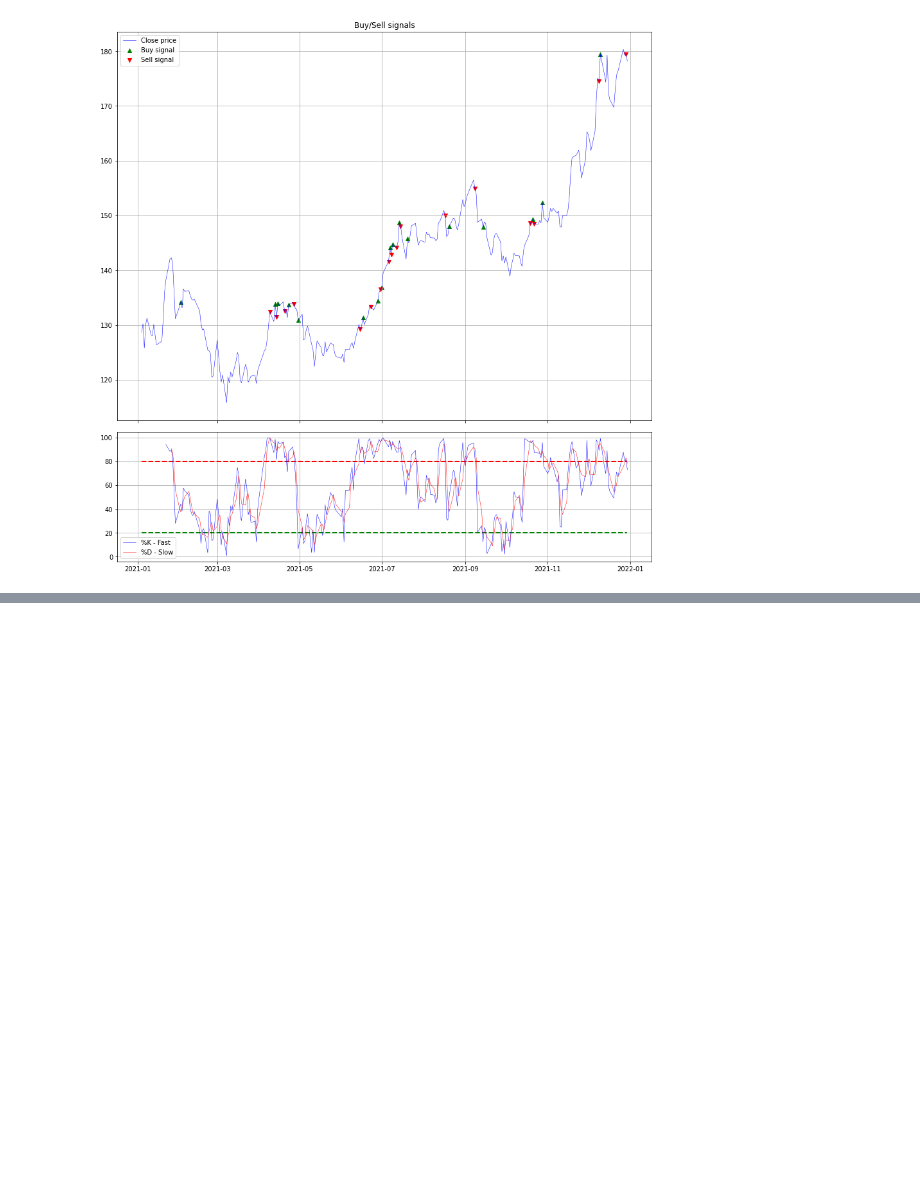
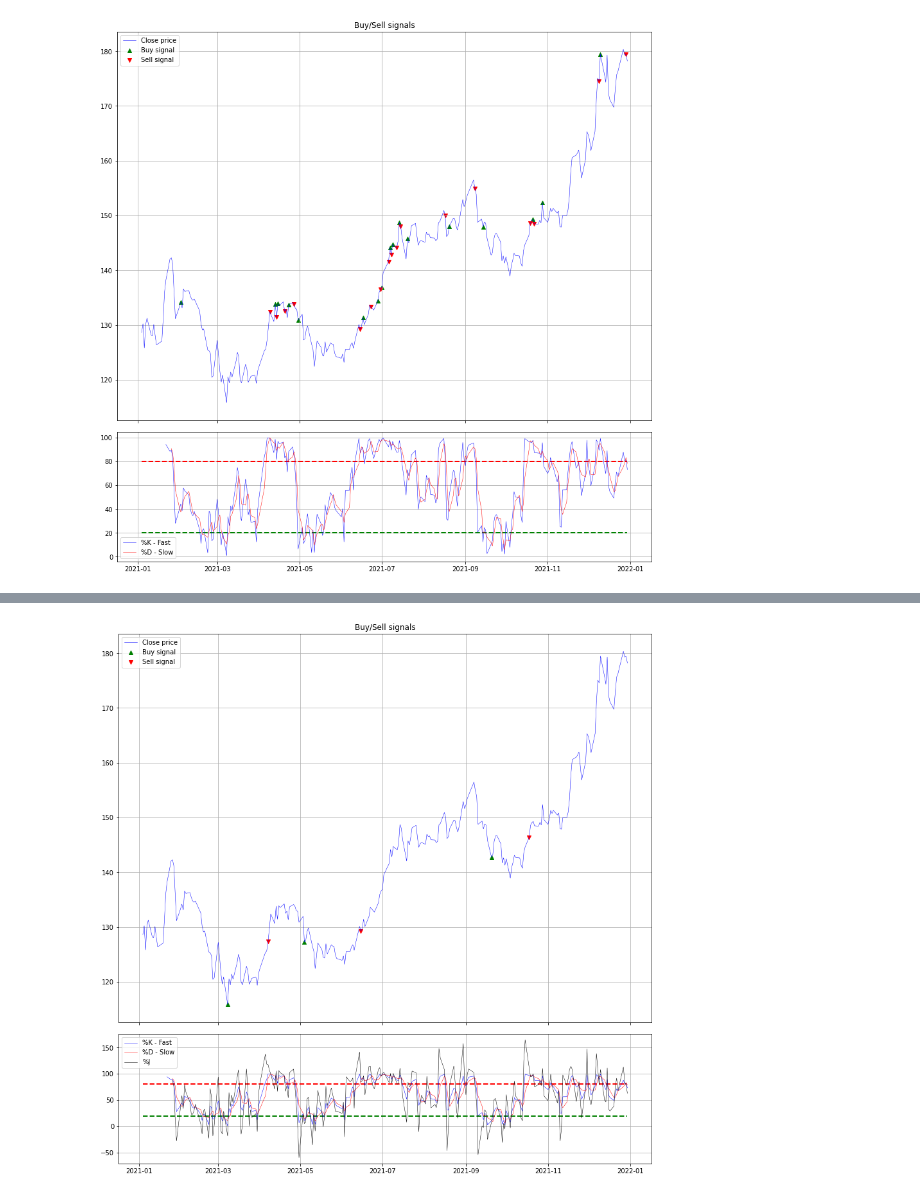
Before and after one commit to aahouzi/Stock-price-forecasting, a Jupyter notebook: notebooks/quantitative_trading_strategies.ipynb, the cells around one changed output, grey strips where cells are left out. Cells and saved outputs as stored; diff of their text form; code cells hidden in the pictures; blank space fills up the shorter version.

```diff
--- a/notebooks/quantitative_trading_strategies.ipynb
+++ b/notebooks/quantitative_trading_strategies.ipynb
@@ -548,0 +557,9 @@ plt.show()
+# %%
+df_apple = aapl.history(start="2021-1-1", end="2021-12-31", interval="1d")
+# %%
+Ld = df_apple["Low"].rolling(14).min()
+Hd = df_apple["High"].rolling(14).max()
+df_apple["k_percentage"] = (df_apple["Close"] - Ld) * 100 / (Hd - Ld)
+df_apple["d_percentage"] = df_apple["k_percentage"].rolling(3).mean()
+df_apple["j_percentage"] = 3 * df_apple["k_percentage"] - 2 * df_apple["d_percentage"]
+df_apple.head()
@@ -548,0 +624,19 @@ plt.show()
+# %%
+fig, ax = plt.subplots(2, 1, figsize=(12, 12), gridspec_kw={'height_ratios': [3, 1]}, sharex=True, constrained_layout=True)
+ax[0].plot(df_apple['Close'] , label='Close price', linewidth=0.5, color='blue')
+ax[0].scatter(df_apple.index , df_apple['kdj_buy_signals'], label='Buy signal', marker='^', color='green')
+ax[0].scatter(df_apple.index , df_apple['kdj_sell_signals'] , label='Sell signal' , marker='v', color='red')
+ax[0].set_title("Buy/Sell signals")
+ax[0].legend(loc='best')
+ax[0].grid()
+
+ax[1].plot(df_apple['k_percentage'], label='%K - Fast', linewidth=0.5, color='blue')
+ax[1].plot(df_apple['d_percentage'], label='%D - Slow', linewidth=0.5, color='red')
+ax[1].plot(df_apple['j_percentage'], label='%J', linewidth=0.5, color='black')
+ax[1].hlines(y=20, xmin=df_apple.index.min(), xmax=df_apple.index.max(), colors='green', linestyles='--', lw=2)
+ax[1].hlines(y=80, xmin=df_apple.index.min(), xmax=df_apple.index.max(), colors='red', linestyles='--', lw=2)
+ax[1].legend(loc='best')
+ax[1].grid()
+plt.show()
+# %% [output]
+[figure, added]
```
Also changed, not shown: parts of 5 cells of this notebook.
